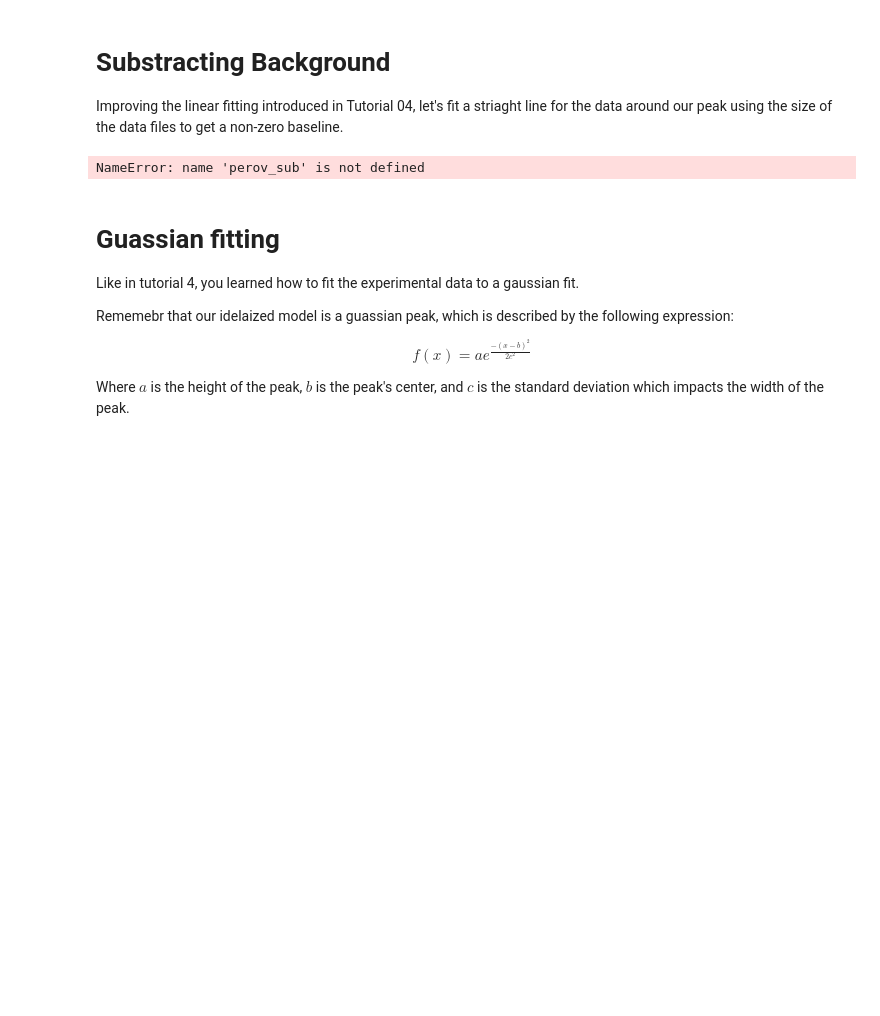
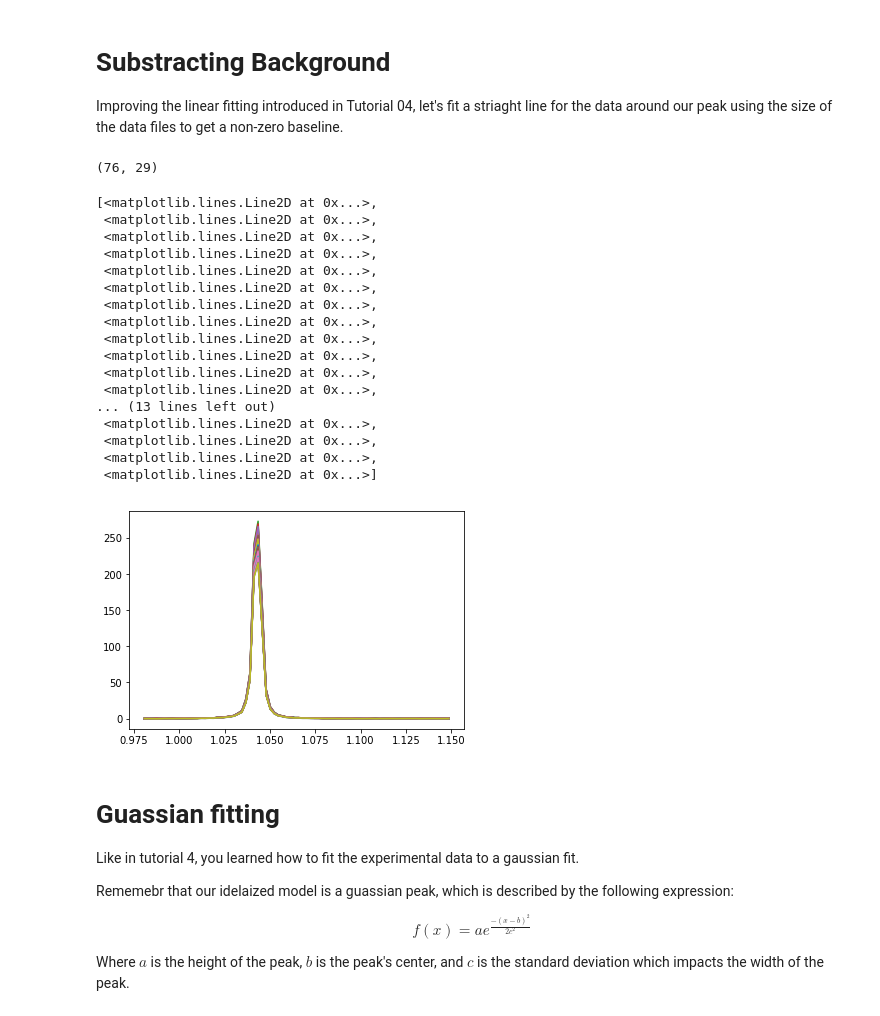
Before and after one commit to Wellesley-Solar/training, a Jupyter notebook: 05_Introduction to Multi Peak Fitting for XRD.ipynb, the cells around one changed output. Cells and saved outputs as stored; diff of their text form; code cells hidden in the pictures; blank space fills up the shorter version.

```diff
--- a/05_Introduction to Multi Peak Fitting for XRD.ipynb
+++ b/05_Introduction to Multi Peak Fitting for XRD.ipynb
@@ -74,5 +75,5 @@ Q=q.tolist()
 q_1 = 0.98 # This will be the lower limit for Q we'll consider
 q_2 = 1.15 # This will be our upper limit - ideally there is only one peak between these values
 
-limit1 = Q.index(find_nearest(q, q_1))
-limit2 =Q.index(find_nearest(q, q_2))
+limit1 = find_nearest(q, q_1)
+limit2 =find_nearest(q, q_2)
@@ -103,24 +100,42 @@ Improving the linear fitting introduced in Tutorial 04, let's fit a striaght lin
 # %%
 # Using the linear fitting introduced in Tutorial 03, let's fit a straight line for the data around our peak.
 size = perov_sub.shape
 print (size)
 q_bins = size[0]
 num_frames = size[1]
 slope = np.zeros((num_frames,1))
 intercept = np.zeros((num_frames,1))
 back = np.zeros((q_bins,num_frames))
 int_correct = np.zeros((q_bins,num_frames))
 
 #accept a data file and range and returns average values at start and end of range
 for j in range(num_frames):
     slope[j] = ((np.mean(perov_sub[-10:-1,j])-np.mean(perov_sub[0:10,j]))/(np.mean(q[limit2-10:limit2])-np.mean(q[limit1:limit1+10])))
-    b[j]=perov_sub[0,j]-slope[j]*q_sub[0]
-    back[:,j] = [slope[j]*element+b[j] for element in q_sub]
+    intercept[j]=perov_sub[0,j]-slope[j]*q_sub[0]
+    back[:,j] = [slope[j]*element+intercept[j] for element in q_sub]
     int_correct[:,j] = perov_sub[:,j]-np.array(back[:,j])
 
 plt.plot(np.array(q_sub),int_correct)
 # %% [output]
-NameError: name 'perov_sub' is not defined
+(76, 29)
+[<matplotlib.lines.Line2D at 0x...>,
+ <matplotlib.lines.Line2D at 0x...>,
+ <matplotlib.lines.Line2D at 0x...>,
+ <matplotlib.lines.Line2D at 0x...>,
+ <matplotlib.lines.Line2D at 0x...>,
+ <matplotlib.lines.Line2D at 0x...>,
+ <matplotlib.lines.Line2D at 0x...>,
+ <matplotlib.lines.Line2D at 0x...>,
+ <matplotlib.lines.Line2D at 0x...>,
+ <matplotlib.lines.Line2D at 0x...>,
+ <matplotlib.lines.Line2D at 0x...>,
+ <matplotlib.lines.Line2D at 0x...>,
+... (13 lines left out)
+ <matplotlib.lines.Line2D at 0x...>,
+ <matplotlib.lines.Line2D at 0x...>,
+ <matplotlib.lines.Line2D at 0x...>,
+ <matplotlib.lines.Line2D at 0x...>]
+[figure, added]
 # %% [markdown]
 # Guassian fitting
 Like in tutorial 4, you learned how to fit the experimental data to a gaussian fit.
```
Also changed, not shown: parts of 9 cells of this notebook.
